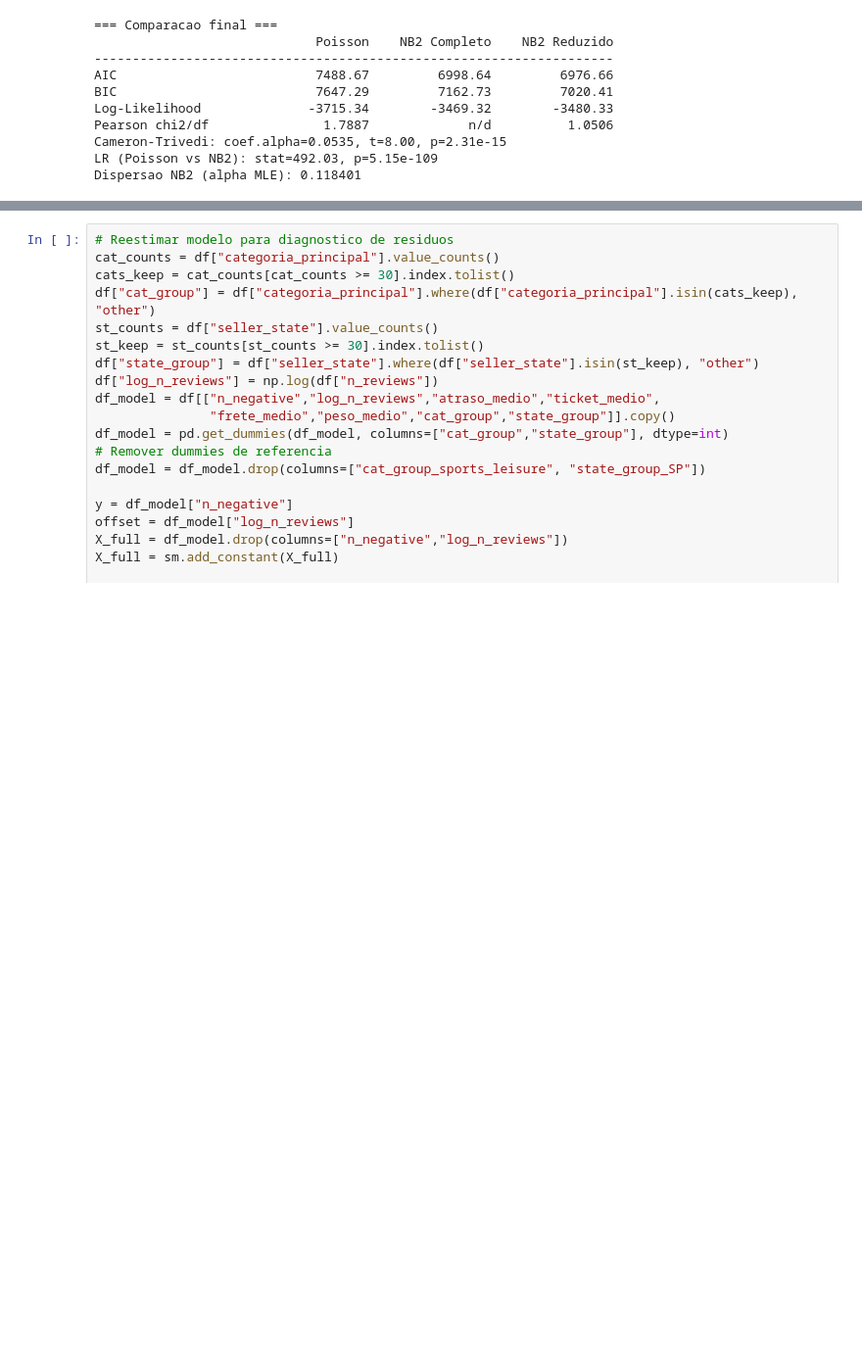
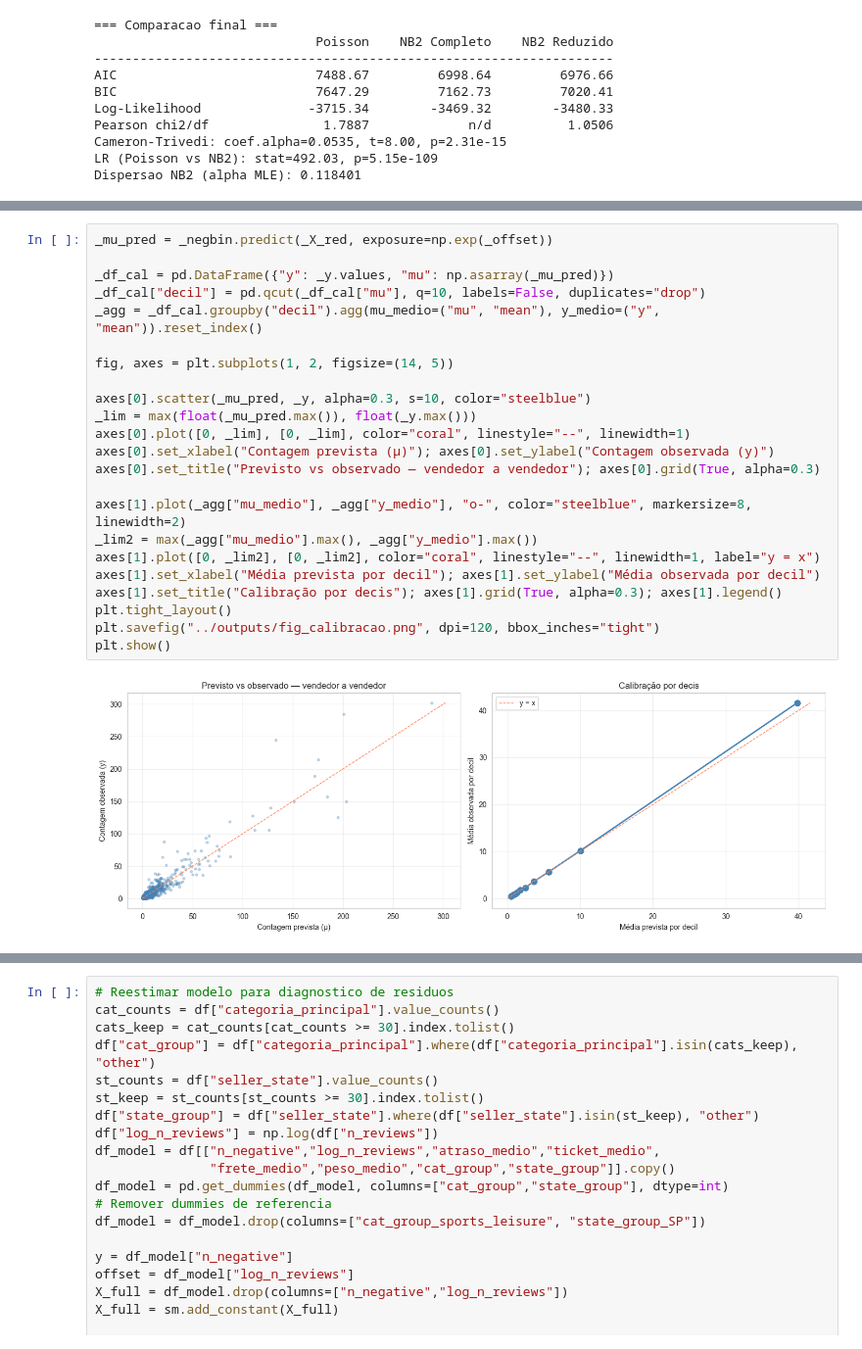
Before and after one commit to mayconaranha/TCC-Avaliacao, a Jupyter notebook: notebooks/04_interpretacao.ipynb, the cells around one changed output, grey strips where cells are left out. Shown at 98% size. Drawn from its saved outputs; the diff is of its cells as text; blank space fills up the shorter version.

```diff
--- a/notebooks/04_interpretacao.ipynb
+++ b/notebooks/04_interpretacao.ipynb
@@ -139,0 +192,25 @@ Dispersao NB2 (alpha MLE): 0.118401
+# %%
+_mu_pred = _negbin.predict(_X_red, exposure=np.exp(_offset))
+
+_df_cal = pd.DataFrame({"y": _y.values, "mu": np.asarray(_mu_pred)})
+_df_cal["decil"] = pd.qcut(_df_cal["mu"], q=10, labels=False, duplicates="drop")
+_agg = _df_cal.groupby("decil").agg(mu_medio=("mu", "mean"), y_medio=("y", "mean")).reset_index()
+
+fig, axes = plt.subplots(1, 2, figsize=(14, 5))
+
+axes[0].scatter(_mu_pred, _y, alpha=0.3, s=10, color="steelblue")
+_lim = max(float(_mu_pred.max()), float(_y.max()))
+axes[0].plot([0, _lim], [0, _lim], color="coral", linestyle="--", linewidth=1)
+axes[0].set_xlabel("Contagem prevista (μ)"); axes[0].set_ylabel("Contagem observada (y)")
+axes[0].set_title("Previsto vs observado — vendedor a vendedor"); axes[0].grid(True, alpha=0.3)
+
+axes[1].plot(_agg["mu_medio"], _agg["y_medio"], "o-", color="steelblue", markersize=8, linewidth=2)
+_lim2 = max(_agg["mu_medio"].max(), _agg["y_medio"].max())
+axes[1].plot([0, _lim2], [0, _lim2], color="coral", linestyle="--", linewidth=1, label="y = x")
+axes[1].set_xlabel("Média prevista por decil"); axes[1].set_ylabel("Média observada por decil")
+axes[1].set_title("Calibração por decis"); axes[1].grid(True, alpha=0.3); axes[1].legend()
+plt.tight_layout()
+plt.savefig("../outputs/fig_calibracao.png", dpi=120, bbox_inches="tight")
+plt.show()
+# %% [output]
+[figure, added]
```
Also changed, not shown: parts of 8 cells of this notebook, 2 other files.
